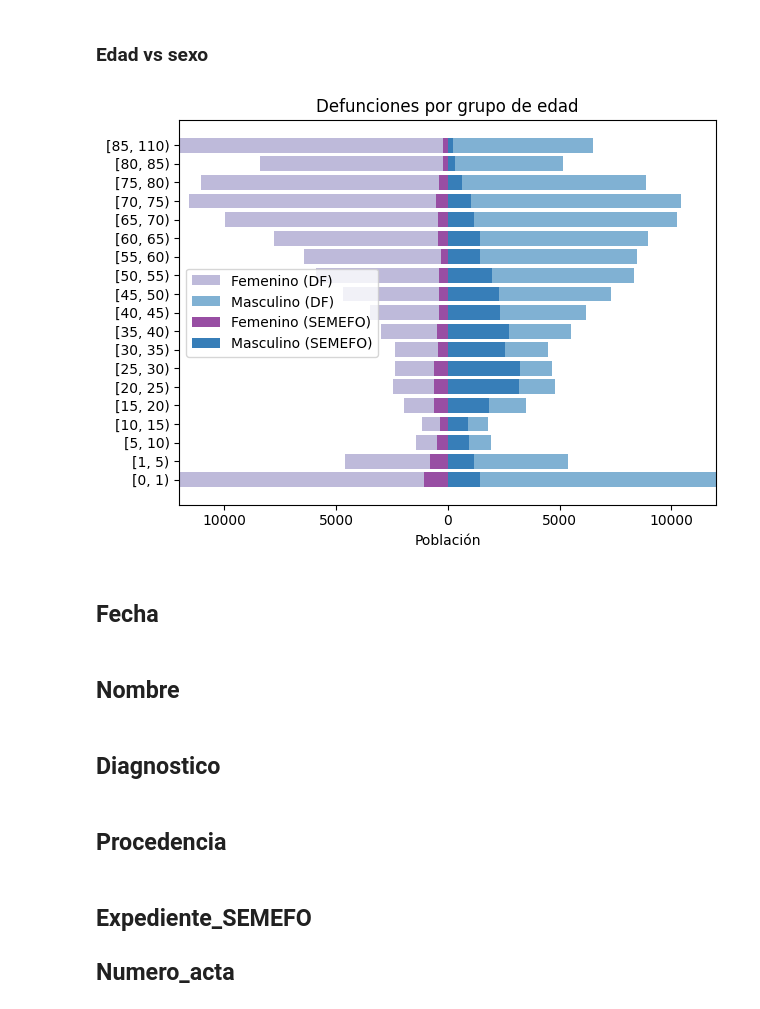
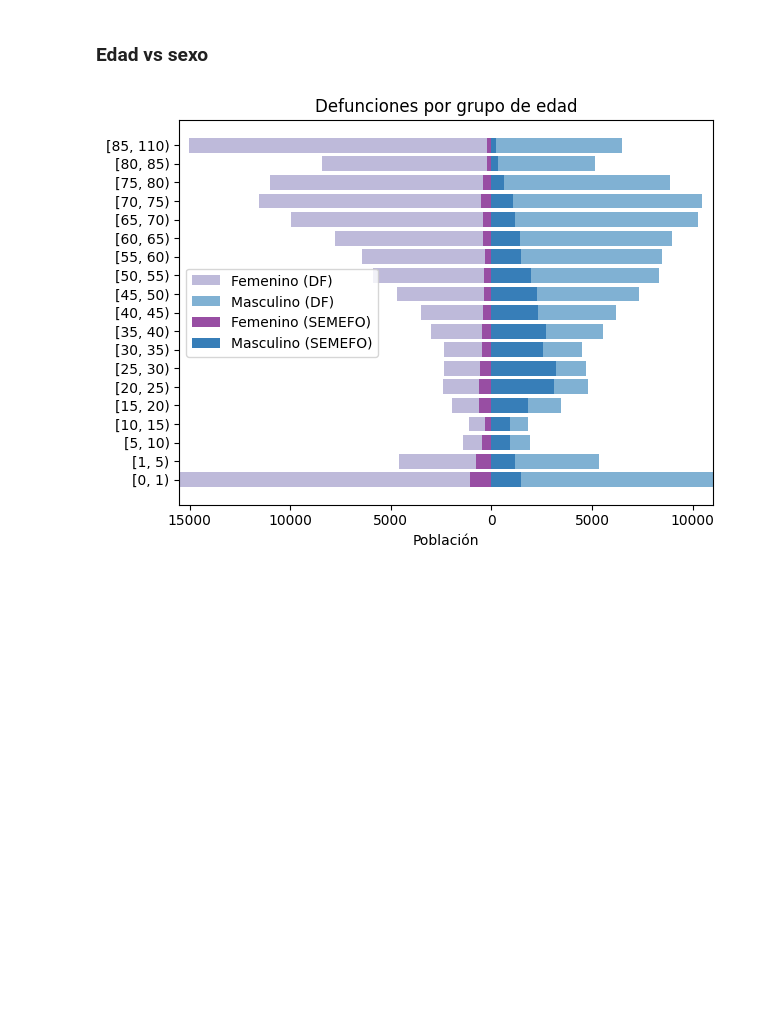
Before and after one commit to mar-esther23/SEMEFO_busqueda, a Jupyter notebook: HBO_analisis.ipynb, the cells around one changed output. Saved outputs shown, nothing was run; the diff lists cells and outputs as text; code cells hidden in the pictures; blank space fills up the shorter version.

```diff
--- a/HBO_analisis.ipynb
+++ b/HBO_analisis.ipynb
@@ -22,6 +22,8 @@ in_file = "data_clean/HBO_clean.pkl"
 with open(in_file, 'rb') as f:
      df = load(f)
 
+#Quitar filas vacias
+df = df[df['Conocido_desconocido']!='S-D']
 df.tail()
 # %% [output]
 |  | Numero_progresivo_transcrito | Nombre_completo_transcrito | Primer_apellido | Segundo_apellido | Nombres_propios | ... |
@@ -398,53 +391,42 @@ plt.show()
 ### Edad vs sexo
 # %%
 # Calcular frecuencia por grupo de edad y sexo
-edad_sexo = df.pivot_table(index='Edad_grupo',columns='Sexo',values='Edad_estandar',aggfunc='count')
-#edad_sexo = edad_sexo.reset_index().drop('S-D',axis=1)
-edad_sexo
+edad_sexo = df[~df['Tipo_restos'].isin(['Miembros','Restos óseos'])] \
+                .pivot_table(index='Edad_grupo',columns='Sexo',values='Edad_estandar',aggfunc='count')
+#display(edad_sexo)
 
 años_edad = ['1974','1975','1976','1977','1978','1979']
 index_edad = ['[0.0, 1.0)', '[1.0, 5.0)', '[5.0, 10.0)', '[10.0, 15.0)', '[15.0, 20.0)', '[20.0, 25.0)', '[25.0, 30.0)',
               '[30.0, 35.0)', '[35.0, 40.0)', '[40.0, 45.0)', '[45.0, 50.0)', '[50.0, 55.0)', '[55.0, 60.0)',
               '[60.0, 65.0)', '[65.0, 70.0)', '[70.0, 75.0)', '[75.0, 80.0)', '[80.0, 85.0)', '[85.0, 110.0)']
 data = df_inegi_edad.loc[index_edad,['Sexo']+años_edad]
 data['Freq']= data[años_edad].sum(axis=1)
 data = data.reset_index().pivot(index='Edad_grupo', columns='Sexo', values='Freq').fillna(0)
 data = data.loc[index_edad]
-data
+#display(data)
 
 dic_colors = {'Masculino (SEMEFO)':'#377eb8','Femenino (SEMEFO)':'#984ea3','S-D (SEMEFO)':'#999999',
               'Masculino (DF)':'#80b1d3','Femenino (DF)':'#bebada','S-D (DF)':'#d9d9d9'}
 
 # Set position for each age group
 y = range(len(edad_sexo))
 # Plotting
 fig, ax = plt.subplots()
 ax.barh(y, [-val for val in data['Femenino']], color='#bebada', label='Femenino (DF)') # Plot female bars (negative)
 ax.barh(y, data['Masculino'], color='#80b1d3', label='Masculino (DF)') # Plot male bars (positive)
 ax.barh(y, [-val for val in edad_sexo['Femenino']], color='#984ea3', label='Femenino (SEMEFO)') # Plot female bars (negative)
 ax.barh(y, edad_sexo['Masculino'], color='#377eb8', label='Masculino (SEMEFO)') # Plot male bars (positive)
 # Y-axis label and formatting
-plt.xlim( -12000, 12000 )
+plt.xlim( -15500, 11000 )
 ax.set_yticks(y) # Set age groups as y-ticks (on horizontal axis)
 ax.set_yticklabels(edad_sexo.index)
 # X-axis label and formatting
 ax.set_xlabel('Población')
 ax.set_title('Defunciones por grupo de edad')
 ax.legend(loc='center left')
 ax.set_xticklabels([abs(int(x)) for x in ax.get_xticks()]) # Remove negative sign from tick labels
 # Plotting
 plt.tight_layout()
 plt.show()
 # %% [output]
-[figure, old version]
+[figure, new version]
-# %% [markdown]
-## Fecha
-# %% [markdown]
-## Nombre
-# %% [markdown]
-## Diagnostico
-# %% [markdown]
-## Procedencia
-# %% [markdown]
-## Expediente_SEMEFO
-## Numero_acta
```
Also changed, not shown: parts of 33 cells of this notebook, 1 other file.
